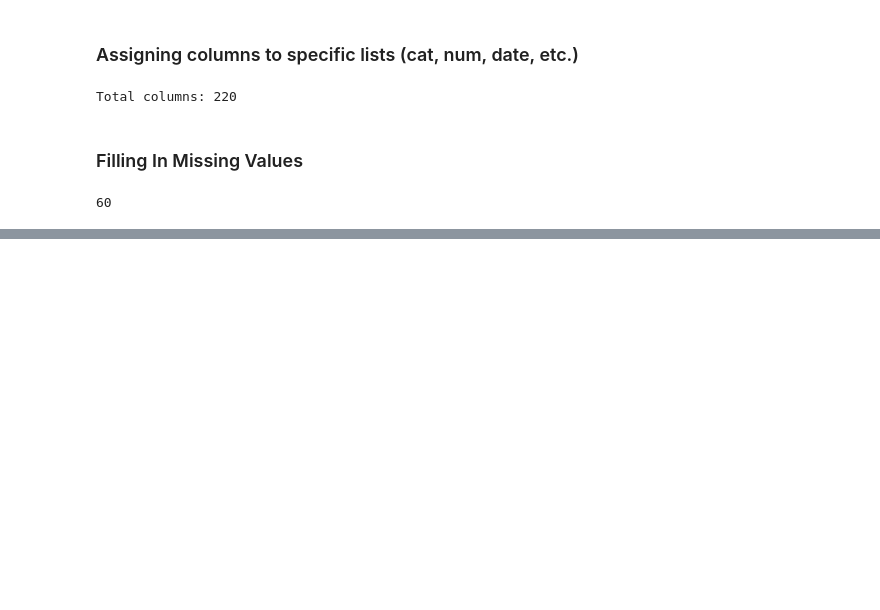
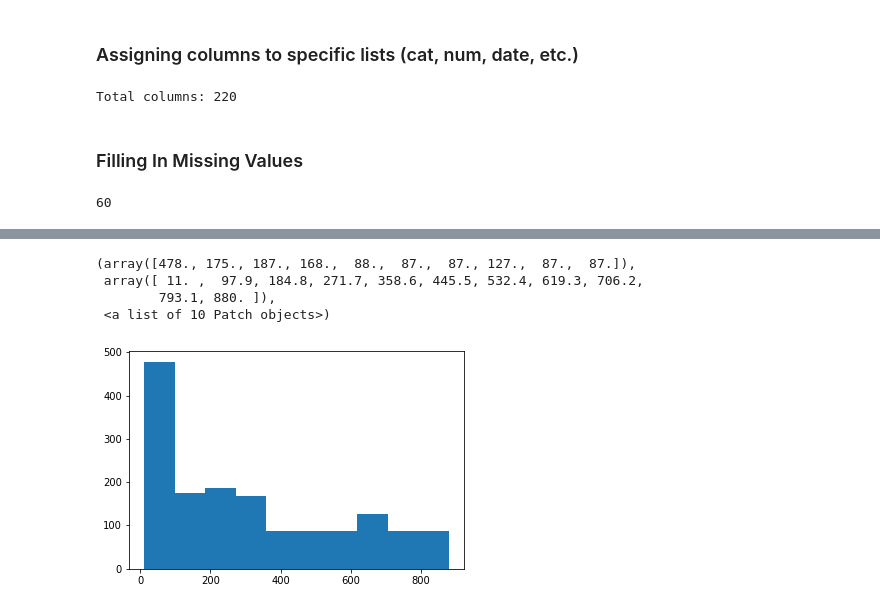
Before and after one commit to kirahman2/fraud_detection, a Jupyter notebook: Fraud Detection EDA.ipynb, the cells around one changed output, grey strips where cells are left out. Drawn from its saved outputs; the diff is of its cells as text; code cells hidden in the pictures; blank space fills up the shorter version.

```diff
--- a/Fraud Detection EDA.ipynb
+++ b/Fraud Detection EDA.ipynb
@@ -245,0 +482,30 @@ df_missing_values.sort_values('cols_missing_total',ascending=False)
+# %%
+# we need to figure out which column is counting, which is ranking.. That's a lot of work...
+# Can we just fillna 0 for counting with mode...? Or should we use 0..? Mode is appropriate.
+# CAn we fillna for ranking with 0... or fillna with mode... Mode would be appropriate.
+# Are V values supposed to be numerial or object..
+# 1. Fillna for v values with mode
+# 2. Are V values supposed to be numerical or objects?
+# 3. Can we descern a counter versus ranking from a dist plot..?
+# 4. We discern categorical easily
+# 5. Can we descrne what's continuous? If so, use mean value
+# mean filna - for continuous
+# mode fillna - ranking, categorical, True/False
+# Should we drop certain rows?
+# Which is a counter and which is a category? We need to look at the distributions to answer this.
+# We need to clean the data before thinking about applying PCA.
+# 1. Determine which columns are continuous, which are ranking.
+# 2. Determine which columns are bool (easy)
+# 3. Determine which columns are categorical, then impute with pandas (we dont know which columns means what
+#    so we cant assume True or better than False, etc.)
+# 4. After
+
+list_temp = df_train[df_train['V95']>10]['V95']
+list_temp
+plt.hist(list_temp)
+# %% [output]
+(array([478., 175., 187., 168.,  88.,  87.,  87., 127.,  87.,  87.]),
+ array([ 11. ,  97.9, 184.8, 271.7, 358.6, 445.5, 532.4, 619.3, 706.2,
+        793.1, 880. ]),
+ <a list of 10 Patch objects>)
+[figure, added]
```
Also changed, not shown: parts of 23 cells of this notebook.
